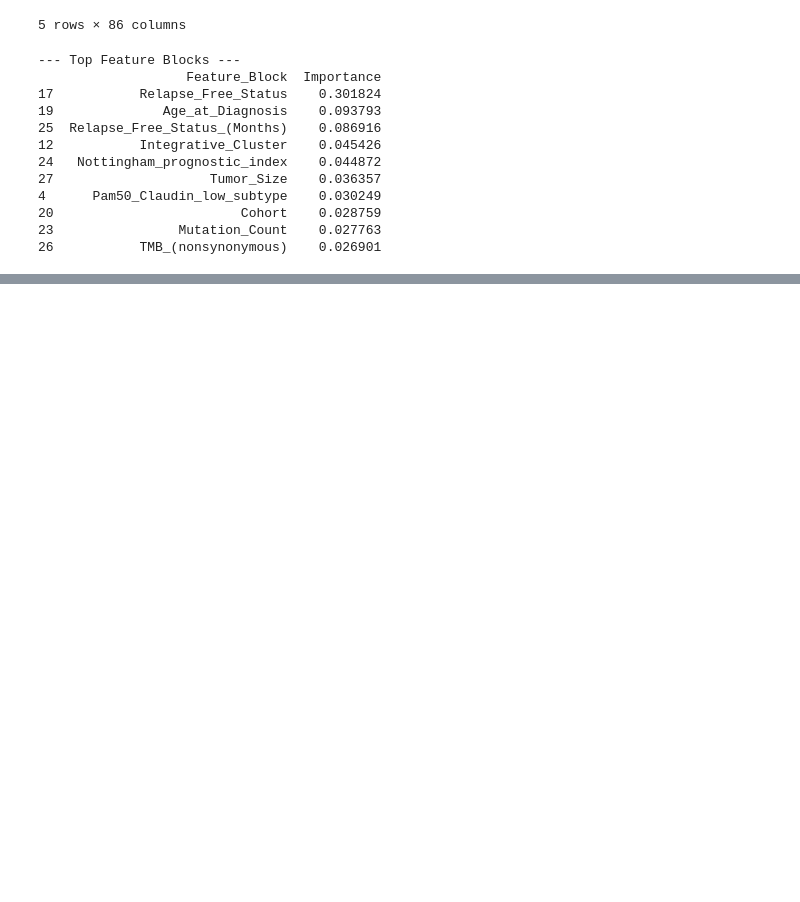
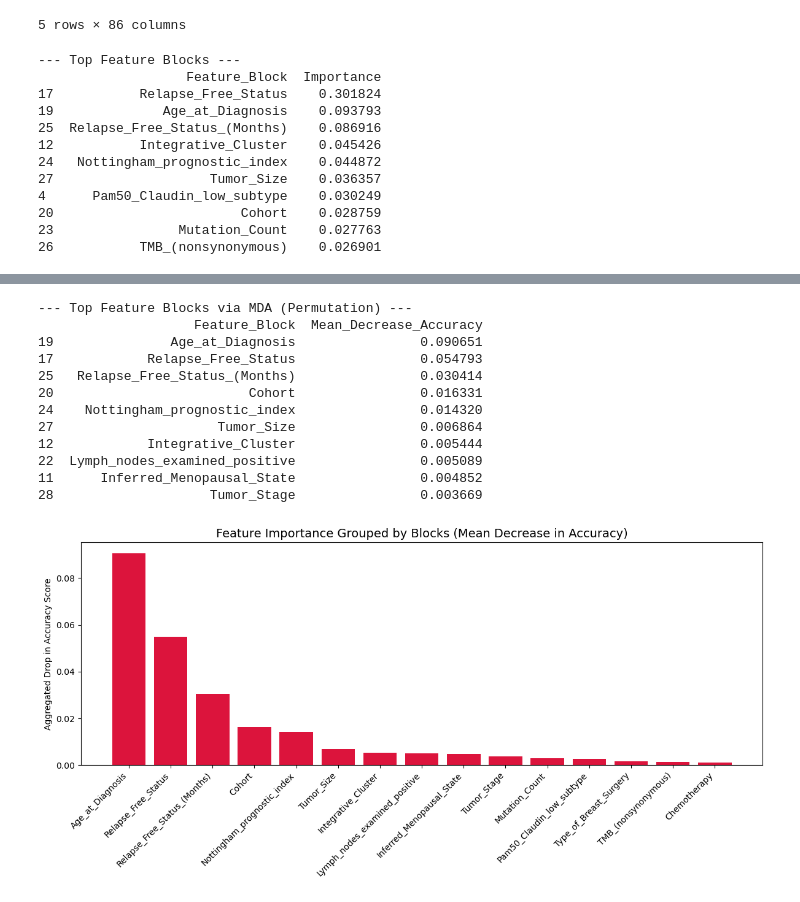
Before and after one commit to Erdos-Projects/summer26-breast-cancer-survival, a Jupyter notebook: Random_Forest_Feature_Selection.ipynb, the cells around one changed output, grey strips where cells are left out. Cells and saved outputs as stored; diff of their text form; code cells hidden in the pictures; blank space fills up the shorter version.

```diff
--- a/Random_Forest_Feature_Selection.ipynb
+++ b/Random_Forest_Feature_Selection.ipynb
@@ -201,0 +226,74 @@ plt.show()
+# %%
+from sklearn.ensemble import RandomForestClassifier
+from sklearn.inspection import permutation_importance
+import pandas as pd
+import numpy as np
+import matplotlib.pyplot as plt
+
+# 1. Initialize and fit your Random Forest Classifier as normal
+rf = RandomForestClassifier(n_estimators=100, random_state=42)
+rf.fit(X_encoded, y_encoded)
+
+# 2. Compute Mean Decrease in Accuracy (Permutation Importance)
+# n_repeats=5 means it will shuffle each column 5 times to get a stable average
+result = permutation_importance(
+    rf, X_encoded, y_encoded, scoring='accuracy', n_repeats=5, random_state=42
+)
+
+# Extract the raw individual MDA scores (mean decrease across repeats)
+individual_mda_importances = result.importances_mean
+
+# 3. Aggregate MDA importances by their original "block" variable
+block_mda_importances = {}
+
+# Categorical blocks: Sum up the MDA drop from all its binary column pieces
+for orig_col in categorical_cols:
+    prefix = f"cat__{orig_col}_"
+    block_sum = sum(
+        importance for name, importance in zip(encoded_feature_names, individual_mda_importances)
+        if name.startswith(prefix)
+    )
+    block_mda_importances[orig_col] = block_sum
+
+# Numerical blocks: Map 1-to-1 to their respective MDA values
+for orig_col in numerical_cols:
+    prefix = f"remainder__{orig_col}"
+    block_sum = sum(
+        importance for name, importance in zip(encoded_feature_names, individual_mda_importances)
+        if name == prefix
+    )
+    block_mda_importances[orig_col] = block_sum
+
+# 4. Convert to a sorted DataFrame
+mda_importance_df = pd.DataFrame({
+    'Feature_Block': list(block_mda_importances.keys()),
+    'Mean_Decrease_Accuracy': list(block_mda_importances.values())
+}).sort_values(by='Mean_Decrease_Accuracy', ascending=False)
+
+print("--- Top Feature Blocks via MDA (Permutation) ---")
+print(mda_importance_df.head(10))
+
+# 5. Plot the aggregated MDA Feature Importances
+plt.figure(figsize=(12, 6))
+plt.title("Feature Importance Grouped by Blocks (Mean Decrease in Accuracy)", fontsize=14)
+plt.bar(mda_importance_df['Feature_Block'].head(15),
+        mda_importance_df['Mean_Decrease_Accuracy'].head(15),
+        color="crimson", align="center")
+plt.xticks(rotation=45, ha='right')
+plt.ylabel('Aggregated Drop in Accuracy Score')
+plt.tight_layout()
+plt.show()
+# %% [output]
+--- Top Feature Blocks via MDA (Permutation) ---
+                    Feature_Block  Mean_Decrease_Accuracy
+19               Age_at_Diagnosis                0.090651
+17            Relapse_Free_Status                0.054793
+25   Relapse_Free_Status_(Months)                0.030414
+20                         Cohort                0.016331
+24    Nottingham_prognostic_index                0.014320
+27                     Tumor_Size                0.006864
+12            Integrative_Cluster                0.005444
+22  Lymph_nodes_examined_positive                0.005089
+11      Inferred_Menopausal_State                0.004852
+28                    Tumor_Stage                0.003669
+[figure, added]
```
Also changed, not shown: parts of 6 cells of this notebook.
